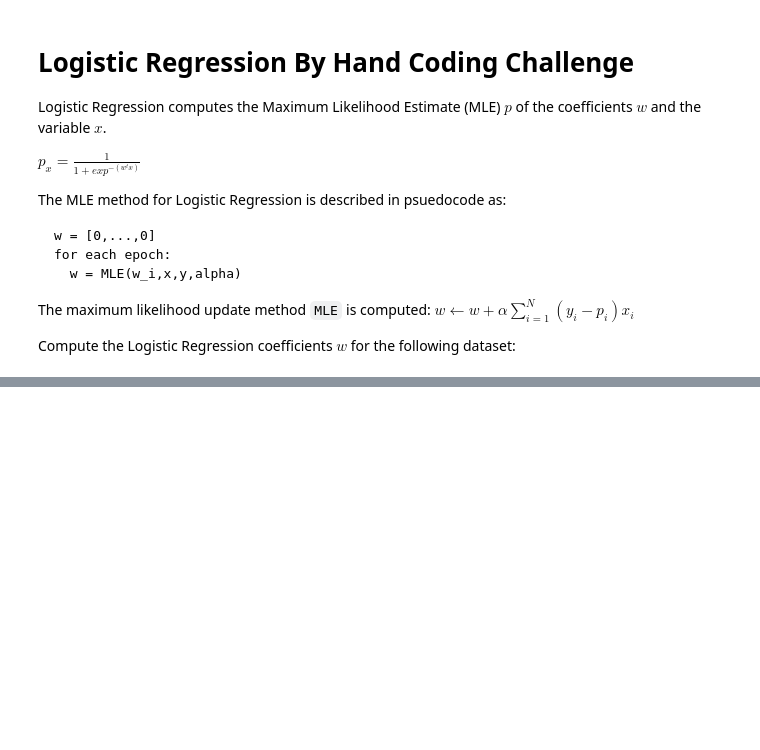
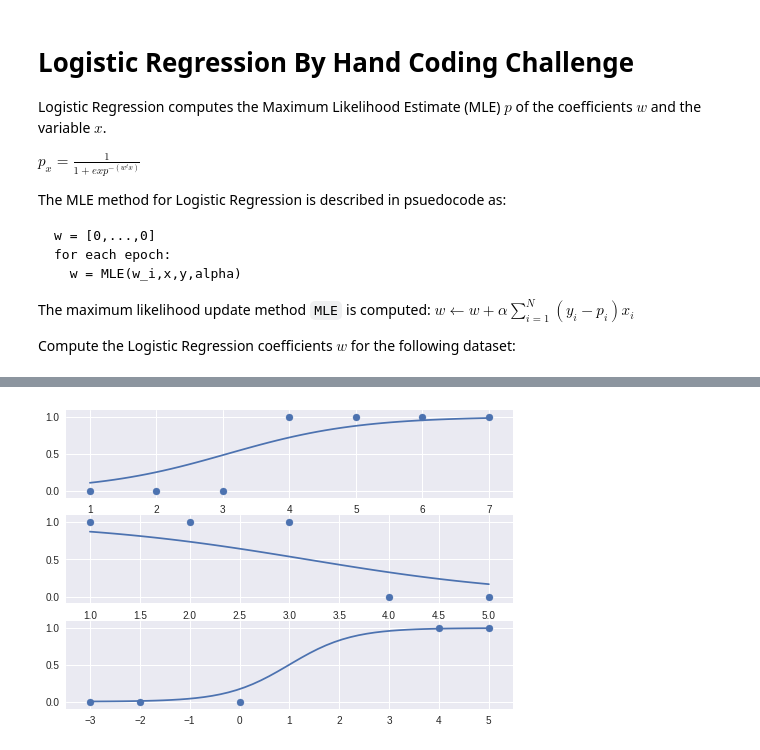
Before and after one commit to rayheberer/LambdaSchoolDataScience, a Jupyter notebook: Week 6 Modeling/Code Challenges/Day 4 Logistic Regression by Hand.ipynb, the cells around one changed output, grey strips where cells are left out. Cells and saved outputs as stored; diff of their text form; code cells hidden in the pictures; blank space fills up the shorter version.

```diff
--- a/Week 6 Modeling/Code Challenges/Day 4 Logistic Regression by Hand.ipynb
+++ b/Week 6 Modeling/Code Challenges/Day 4 Logistic Regression by Hand.ipynb
@@ -64,0 +70,26 @@ ax.plot(smooth_x, logistic_curve);
+# %%
+x1 = np.array([1, 2, 3, 4, 5, 6, 7])
+y1 = np.array([0, 0, 0, 1, 1, 1, 1])
+
+x2 = np.array([1, 2, 3, 4, 5])
+y2 = np.array([1, 1, 1, 0, 0])
+
+x3 = np.array([-3, -2, 0, 4, 5])
+y3 = np.array([0, 0, 0, 1, 1])
+
+
+fig, ax = plt.subplots(3)
+
+
+for x, y, i in zip([x1, x2, x3], [y1, y2, y3], range(3)):
+    w = np.array([0, 0])
+    w = train(alpha, epochs, x, y, w)
+
+    smooth_x = np.linspace(min(x), max(x))
+    X = ones(smooth_x)
+    logistic_curve = logistic(w, X)
+
+    ax[i].plot(smooth_x, logistic_curve)
+    ax[i].scatter(x, y);
+# %% [output]
+[figure, added]
```
Also changed, not shown: parts of 3 cells of this notebook.
